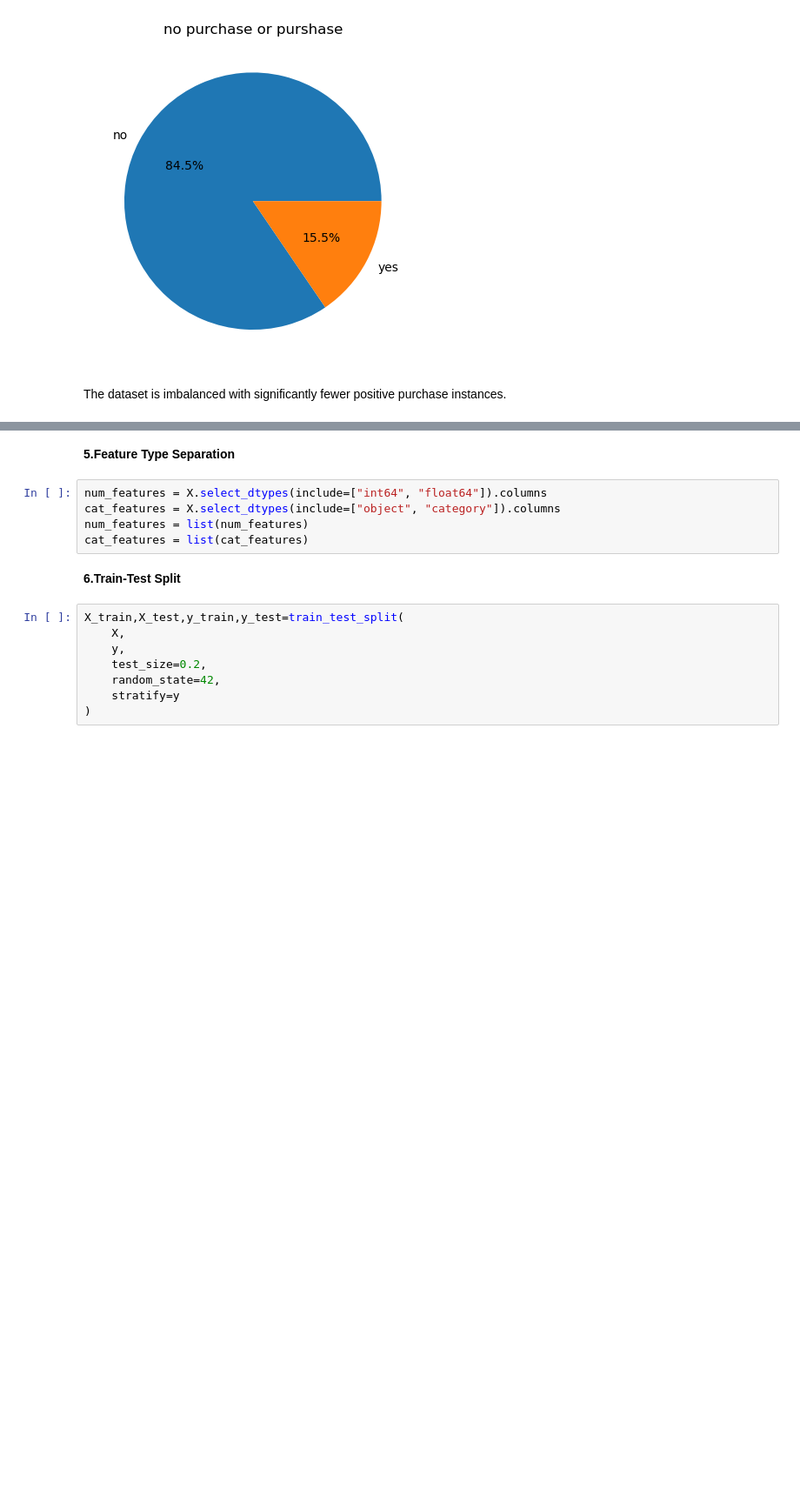
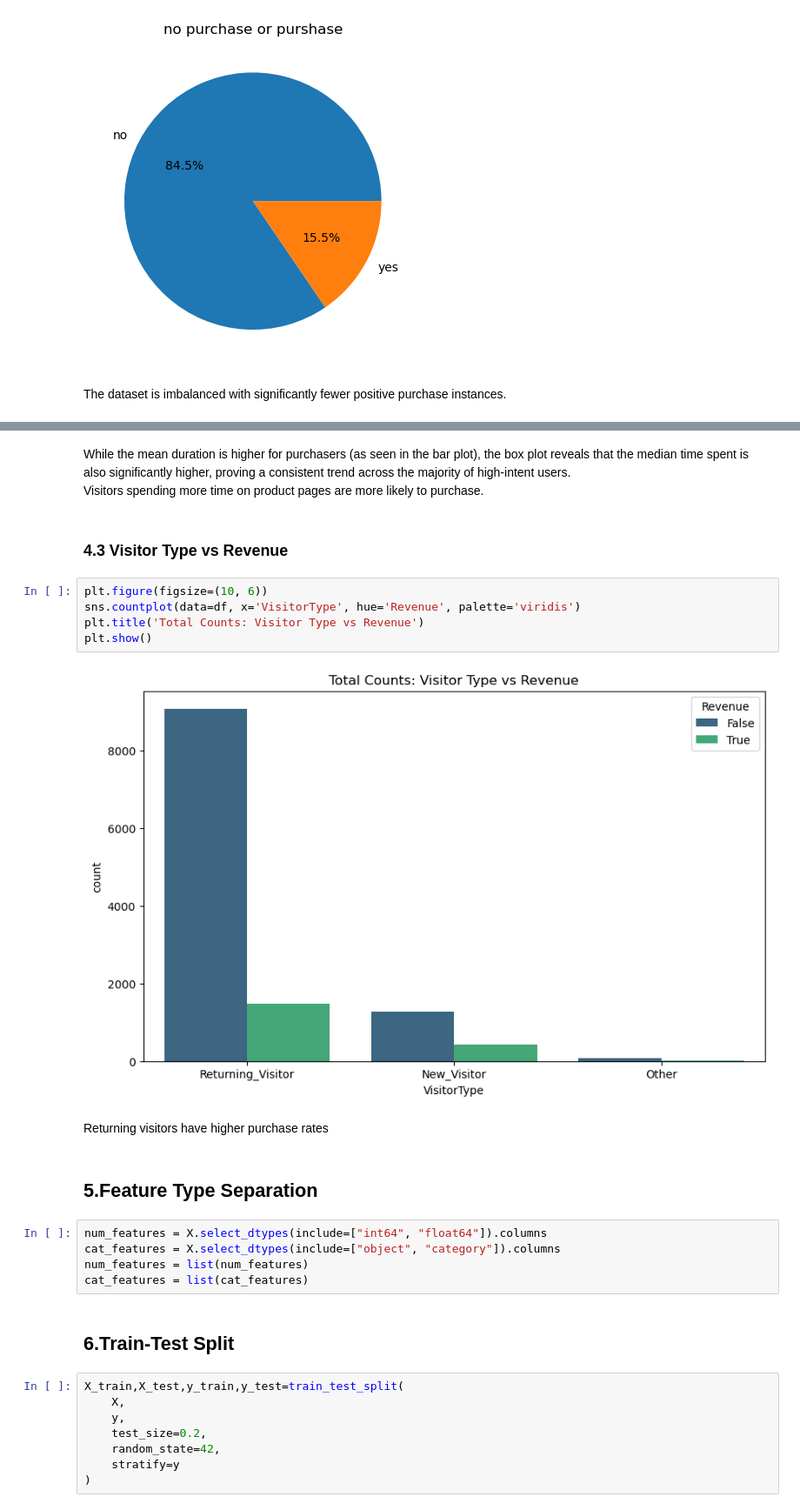
Before and after one commit to officialdishac/ShopSmart-Purchase-Prediction, a Jupyter notebook: shop_smart.ipynb, the cells around one changed output, grey strips where cells are left out. Shown at 87% size. Cells and saved outputs as stored; diff of their text form; blank space fills up the shorter version.

```diff
--- a/shop_smart.ipynb
+++ b/shop_smart.ipynb
@@ -70,12 +91,26 @@ The dataset is imbalanced with significantly fewer positive purchase instances.
+# %% [markdown]
+While the mean duration is higher for purchasers (as seen in the bar plot), the box plot reveals that the median time spent is also significantly higher, proving a consistent trend across the majority of high-intent users.
+Visitors spending more time on product pages are more likely to purchase.
+# %% [markdown]
+### 4.3 Visitor Type vs Revenue
+# %%
+plt.figure(figsize=(10, 6))
+sns.countplot(data=df, x='VisitorType', hue='Revenue', palette='viridis')
+plt.title('Total Counts: Visitor Type vs Revenue')
+plt.show()
+# %% [output]
+[figure, added]
+# %% [markdown]
+Returning visitors have higher purchase rates
 # %% [markdown]
-**5.Feature Type Separation**
+## 5.Feature Type Separation
 # %%
 num_features = X.select_dtypes(include=["int64", "float64"]).columns
 cat_features = X.select_dtypes(include=["object", "category"]).columns
 num_features = list(num_features)
 cat_features = list(cat_features)
 # %% [markdown]
-**6.Train-Test Split**
+## 6.Train-Test Split
 # %%
 X_train,X_test,y_train,y_test=train_test_split(
     X,
```
Also changed, not shown: parts of 24 cells of this notebook.
